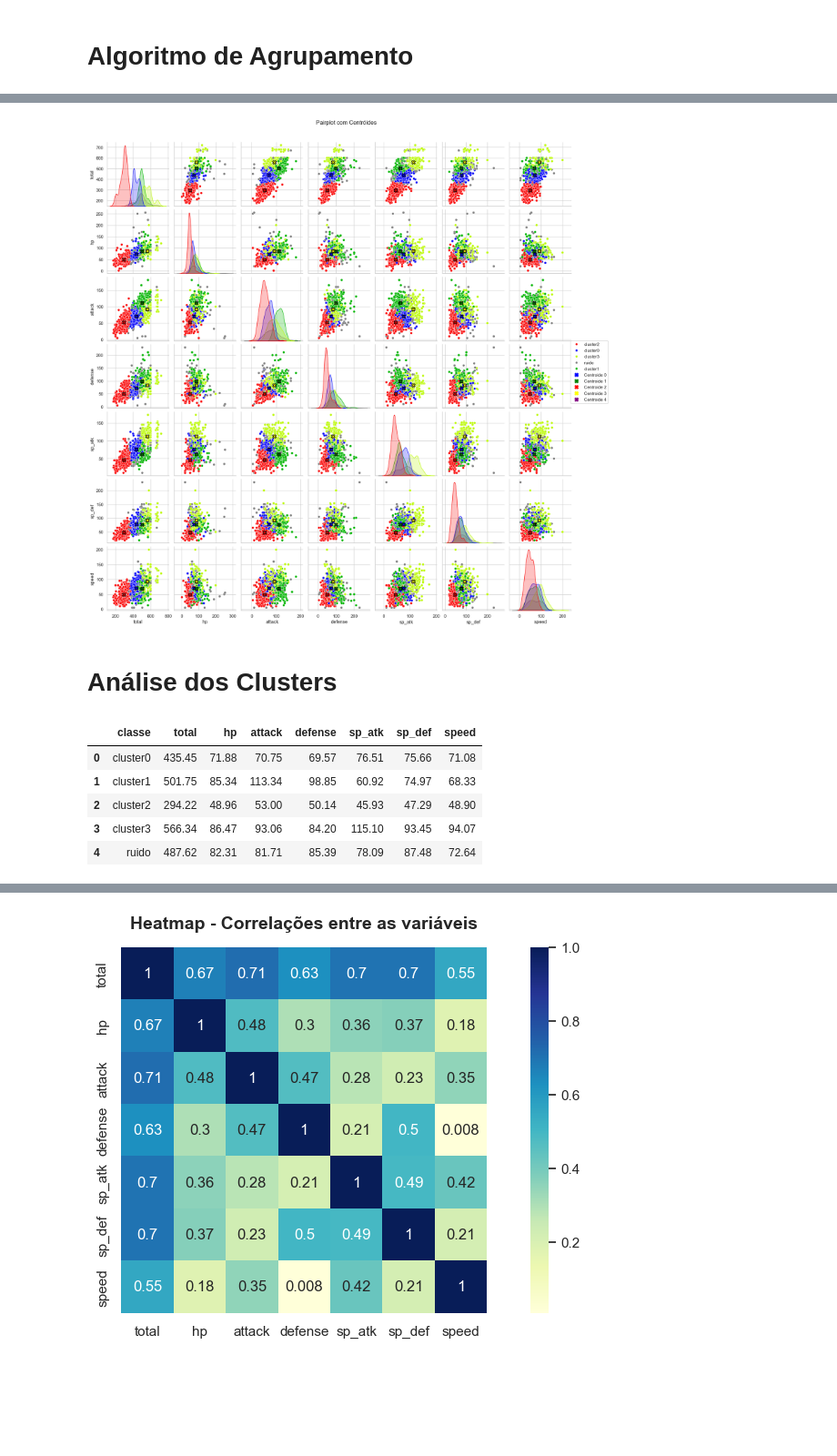
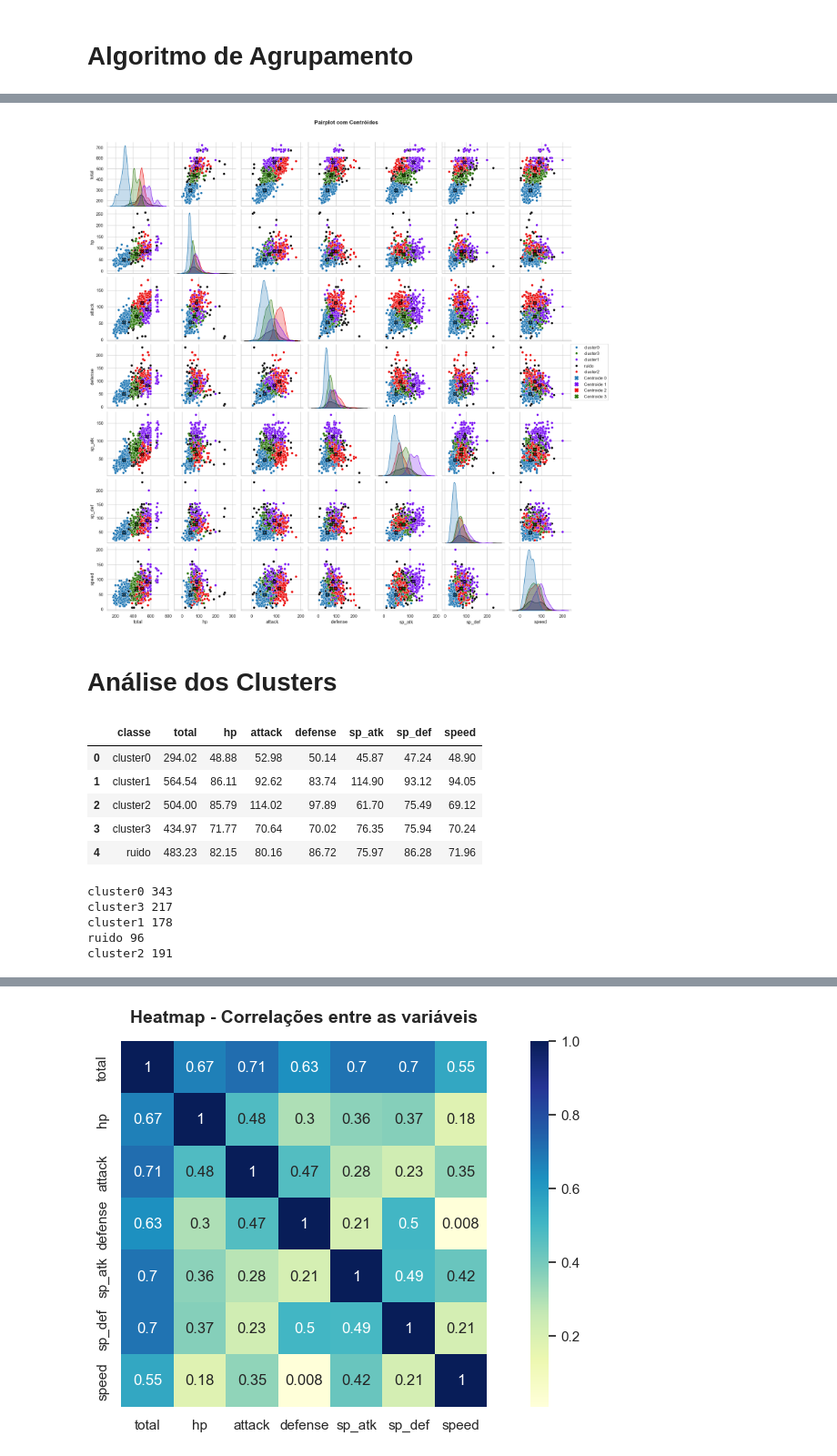
Before and after one commit to EdsonEdu2031/pi-2026, a Jupyter notebook: main.ipynb, the cells around one changed output, grey strips where cells are left out. Shown at 91% size. Saved outputs shown, nothing was run; the diff lists cells and outputs as text; code cells hidden in the pictures; blank space fills up the shorter version.

```diff
--- a/main.ipynb
+++ b/main.ipynb
@@ -212,12 +213,0 @@ df = df.dropDuplicates(["num_pokedex"])'''
-# %%
-# https://www.kaggle.com/datasets/christofferms/pokemon-with-stats-and-image?resource=download
-'''df = pd.read_csv('pokedex_bruta.csv')
-
-# Dropando colunas que não serão utilizadas
-df = df.drop(['Image'], axis=1)
-
-df = df.rename(columns = {'Index':'num_pokedex', 'Name':'name', 'Type 1':'type_1', 'Type 2':'type_2', 'Total':'total', 'HP':'hp', 'Attack':'attack',
-       'Defense':'defense', 'SP. Atk.':'sp_atk', 'SP. Def':'sp_def', 'Speed':'speed'})
-
-df.to_csv('pokedex.csv', index=False)
-# Type 1 e 2 --> 18'''
@@ -226,5 +213,0 @@ df.to_csv('pokedex.csv', index=False)
-# %%
-# Fazendo a versão sem as variações por regiões Alola, Gallar, Hisui e forma Mega
-'''df = pd.read_csv('pokedex.csv')
-df = df.drop_duplicates(subset=['num_pokedex'])
-df.to_csv('pokedex_filtrada.csv', index=False)'''
@@ -240,16 +216,15 @@ df.columns'''
 # %%
 # Usaremos o Fuzzy C-Means aplicado no T1
-# Com pandas
-df = pd.read_csv('pokedex_filtrada.csv')
-X = df[['total','hp', 'attack','defense', 'sp_atk', 'sp_def', 'speed']]
+# Com pandas (versão antiga)
+'''df = pd.read_csv('pokedex_filtrada.csv')
+X = df[['total','hp', 'attack','defense', 'sp_atk', 'sp_def', 'speed']]'''
 
 # Com Spark
-'''X = df.select('total', 'hp', 'attack','defense', 'sp_atk','sp_def', 'speed')
-
-# Convertendo X para pandas pq assim a função funcionará
-X = X.toPandas()'''
+X = df.select('total', 'hp', 'attack','defense', 'sp_atk', 'sp_def', 'speed')
+X = X.toPandas()
 
 # Definindo os parâmetros
+random.seed(12)
 threshold = 0.65
 qtd_cluster = 4
 max_iter = 200
@@ -328,17 +303,16 @@ df_plot['classe'] = y
 
 # Setando uma paleta de cores manualmente
 palette = {
-    'cluster0': "#0B0BFA",
-    'cluster1': "#01B601",
-    'cluster2': '#FA0B0B',
-    'cluster3': "#BEFA0B",
-    'cluster4': "#C20BFA",
-    'ruido': 'gray'
+    'cluster0': '#1f77b4',
+    'cluster1': "#770bf3",
+    'cluster2': "#ec0707",
+    'cluster3': "#267402",
+    'ruido': 'black',
 }
 
 g = sns.pairplot(df_plot, hue='classe', palette=palette, diag_kind='kde')
 
-g.fig.suptitle("Pairplot com Centróides", y=1.03)
+g.fig.suptitle("Pairplot com Centróides", y=1.03, fontsize=14, fontweight='bold')
 
 # Recuperando o scaler para inverter a normalização dos centroides
 scaler = MinMaxScaler()
@@ -346,7 +320,7 @@ scaler.fit_transform(X)
 
 centroides = scaler.inverse_transform(cent[-1])
 
-cores_centroides = ['blue', 'green', 'red', 'yellow', 'purple']
+cores_centroides = ['#1f77b4', "#770bf3", "#ec0707", "#267402"]
 
 for i, row in enumerate(g.axes):
     for j, ax in enumerate(row):
@@ -358,39 +332,40 @@ for i, row in enumerate(g.axes):
                 c[j], c[i],
                 c=cores_centroides[k],
                 marker='X',
                 s=80,
                 edgecolors='black',
                 linewidths=1.5
             )
 
 handles = g._legend.legend_handles
 labels = [t.get_text() for t in g._legend.texts]
 
 for i, cor in enumerate(cores_centroides):
     handles.append(
         plt.Line2D(
             [0], [0],
             marker='X',
             color='w',
             markerfacecolor=cor,
             markeredgecolor=cor,
             markersize=10,
             label=f'Centroide {i}'
         )
     )
     labels.append(f'Centroide {i}')
 
 g._legend.remove()
 g.fig.legend(handles=handles, labels=labels, loc='center right', ncol=1)
 
 plt.show()
 # %% [output]
-[figure, old version]
+[figure, new version]
 # %% [markdown]
 # Análise dos Clusters
 # %%
-df_final = X.copy()
-df_final['name'] = df['name']
+# Convertendo X para pandas pq assim a função funcionará
+#df_final = df.copy()
+df_final = df.toPandas()
 df_final['classe'] = y
 df_final.to_csv('pokedex_fuzzy.csv', index=False)
 colunas = ['total', 'hp', 'attack', 'defense', 'sp_atk', 'sp_def', 'speed']
@@ -407,8 +382,8 @@ df_cluster = (
 df_cluster
 # %% [output]
 |  | classe | total | hp | attack | defense | sp_atk | sp_def | speed |
-| 0 | cluster0 | 435.45 | 71.88 | 70.75 | 69.57 | 76.51 | 75.66 | 71.08 |
-| 1 | cluster1 | 501.75 | 85.34 | 113.34 | 98.85 | 60.92 | 74.97 | 68.33 |
-| 2 | cluster2 | 294.22 | 48.96 | 53.00 | 50.14 | 45.93 | 47.29 | 48.90 |
-| 3 | cluster3 | 566.34 | 86.47 | 93.06 | 84.20 | 115.10 | 93.45 | 94.07 |
-| 4 | ruido | 487.62 | 82.31 | 81.71 | 85.39 | 78.09 | 87.48 | 72.64 |
+| 0 | cluster0 | 294.02 | 48.88 | 52.98 | 50.14 | 45.87 | 47.24 | 48.90 |
+| 1 | cluster1 | 564.54 | 86.11 | 92.62 | 83.74 | 114.90 | 93.12 | 94.05 |
+| 2 | cluster2 | 504.00 | 85.79 | 114.02 | 97.89 | 61.70 | 75.49 | 69.12 |
+| 3 | cluster3 | 434.97 | 71.77 | 70.64 | 70.02 | 76.35 | 75.94 | 70.24 |
+| 4 | ruido | 483.23 | 82.15 | 80.16 | 86.72 | 75.97 | 86.28 | 71.96 |
@@ -438,0 +390,10 @@ df_cluster
+# %%
+# Print de qtd de pokemons por cluster
+for cluster in df_final['classe'].unique():
+    print(cluster, len(df_final[df_final['classe'] == cluster]))
+# %% [output]
+cluster0 343
+cluster3 217
+cluster1 178
+ruido 96
+cluster2 191
```
Also changed, not shown: parts of 37 cells of this notebook, 2 other files.
